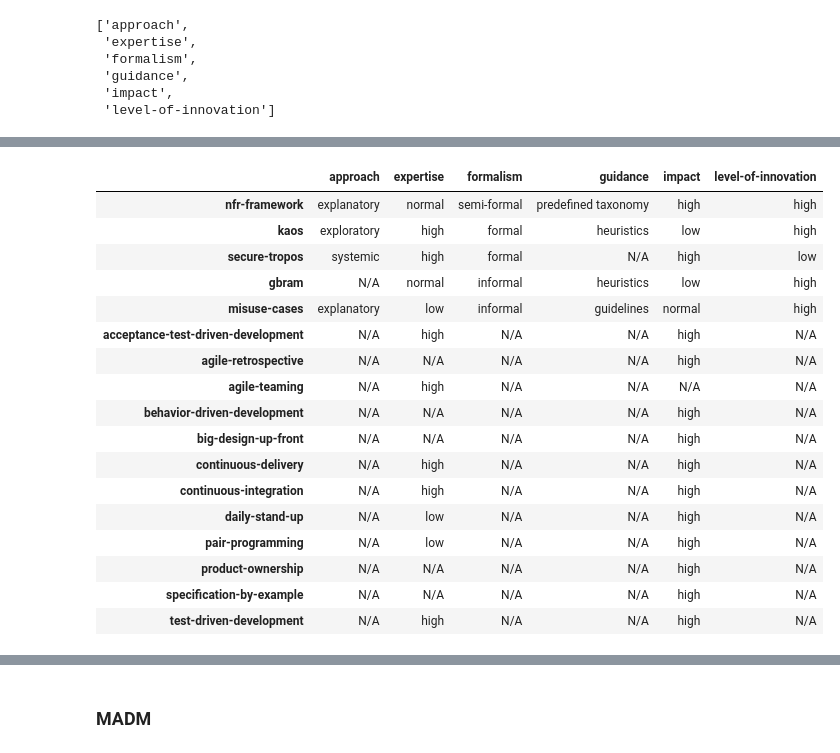
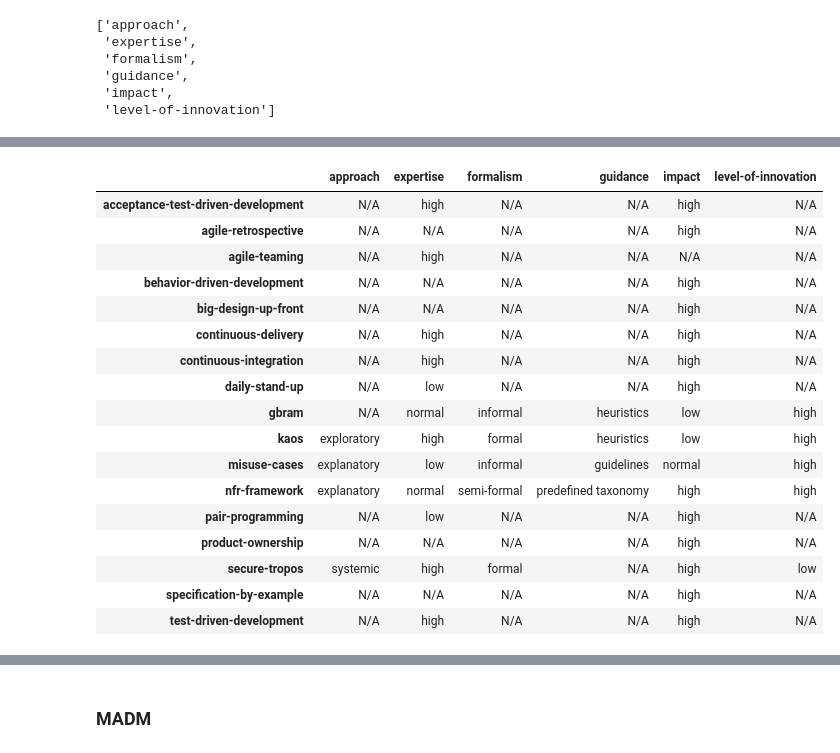
Before and after one commit to audrynyonata/MCRS, a Jupyter notebook: MCDM.ipynb, the cells around one changed output, grey strips where cells are left out. Cells and saved outputs as stored; diff of their text form; code cells hidden in the pictures.

```diff
--- a/MCDM.ipynb
+++ b/MCDM.ipynb
@@ -75,23 +75,18 @@ pp.pprint(projectCharacteristics)
 # %%
 import pandas as pd
 df = pd.DataFrame([], columns=cnames)
 
-for m in method_chunks:
+for mid, m in method_chunks.items():
     obj = {}
     for cid,pc in projectCharacteristics.items():
         if(cid in m["characteristics"]):
             if(pc["ref"] == m["characteristics"][cid]["ref"]):
                 obj[cid] = m["characteristics"][cid]["value"]
-    df = df.append(pd.Series(obj, index=df.columns, name=m["id"]))
+    df = df.append(pd.Series(obj, index=df.columns, name=mid))
 df.fillna("N/A",inplace=True)
 df
 # %% [output]
 |  | approach | expertise | formalism | guidance | impact | level-of-innovation |
-| nfr-framework | explanatory | normal | semi-formal | predefined taxonomy | high | high |
-| kaos | exploratory | high | formal | heuristics | low | high |
-| secure-tropos | systemic | high | formal | N/A | high | low |
-| gbram | N/A | normal | informal | heuristics | low | high |
-| misuse-cases | explanatory | low | informal | guidelines | normal | high |
 | acceptance-test-driven-development | N/A | high | N/A | N/A | high | N/A |
 | agile-retrospective | N/A | N/A | N/A | N/A | high | N/A |
 | agile-teaming | N/A | high | N/A | N/A | N/A | N/A |
@@ -100,8 +95,13 @@ df
 | continuous-delivery | N/A | high | N/A | N/A | high | N/A |
 | continuous-integration | N/A | high | N/A | N/A | high | N/A |
 | daily-stand-up | N/A | low | N/A | N/A | high | N/A |
+| gbram | N/A | normal | informal | heuristics | low | high |
+| kaos | exploratory | high | formal | heuristics | low | high |
+| misuse-cases | explanatory | low | informal | guidelines | normal | high |
+| nfr-framework | explanatory | normal | semi-formal | predefined taxonomy | high | high |
 | pair-programming | N/A | low | N/A | N/A | high | N/A |
 | product-ownership | N/A | N/A | N/A | N/A | high | N/A |
+| secure-tropos | systemic | high | formal | N/A | high | low |
 | specification-by-example | N/A | N/A | N/A | N/A | high | N/A |
 | test-driven-development | N/A | high | N/A | N/A | high | N/A |
 # %%
```
Also changed, not shown: parts of 11 cells of this notebook.
